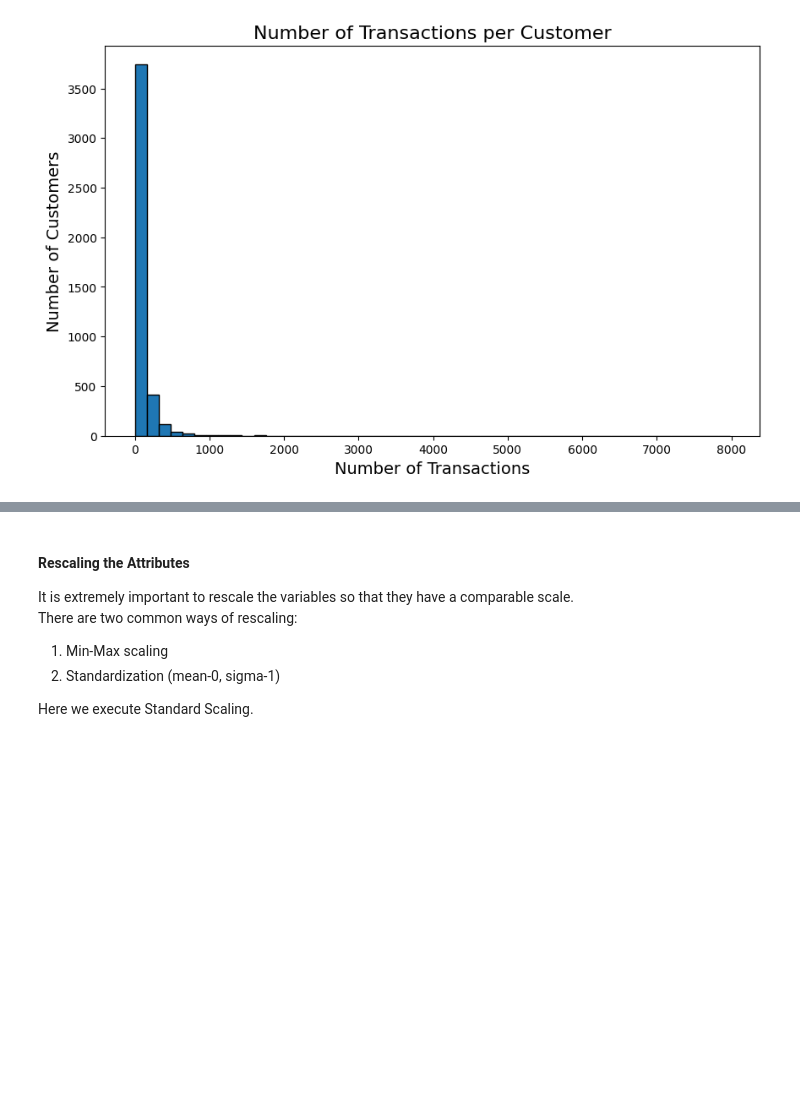
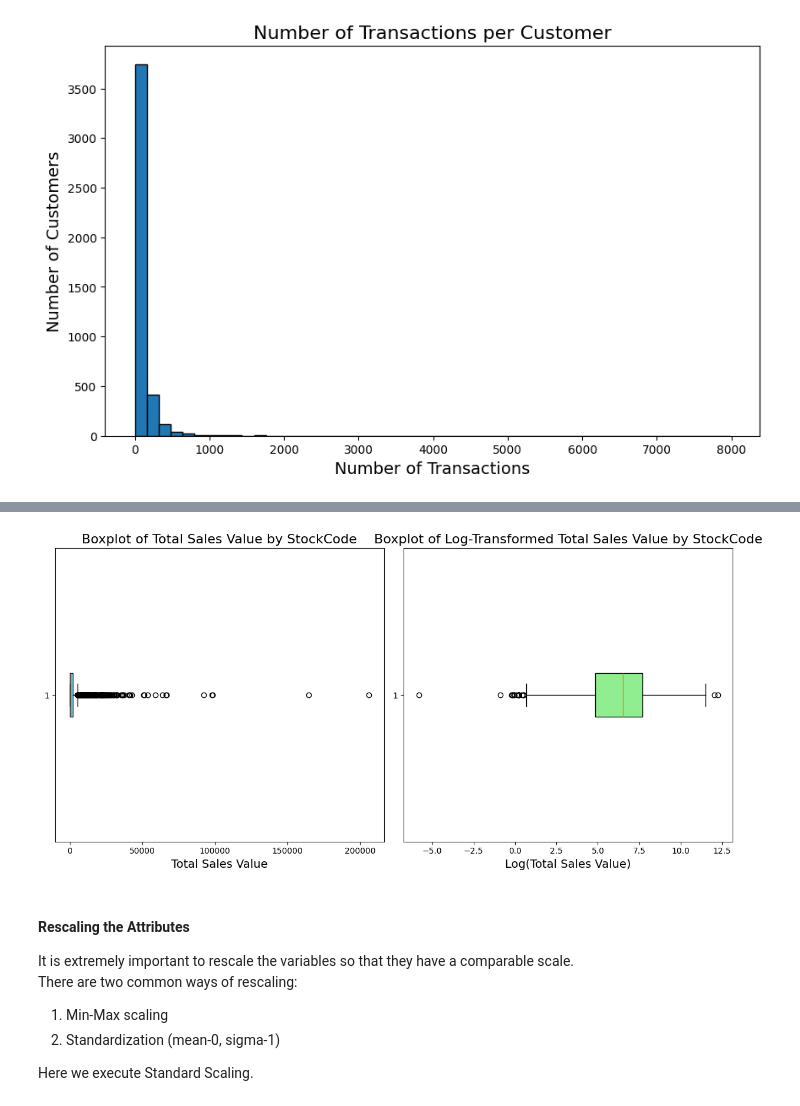
Before and after one commit to spadrejuan/cselec3c-prelims, a Jupyter notebook: Abrigo_Daliuag_Padrejuan_Salvador.ipynb, the cells around one changed output, grey strips where cells are left out. Cells and saved outputs as stored; diff of their text form; code cells hidden in the pictures; blank space fills up the shorter version.

```diff
--- a/Abrigo_Daliuag_Padrejuan_Salvador.ipynb
+++ b/Abrigo_Daliuag_Padrejuan_Salvador.ipynb
@@ -146,3 +146,40 @@ plt.show()
+# %%
+import pandas as pd
+import numpy as np
+import matplotlib.pyplot as plt
+
+# Calculate the total sales value for each row (Quantity * UnitPrice)
+retail['TotalSales'] = retail['Quantity'] * retail['UnitPrice']
+
+# Group by StockCode and calculate the total sales per product
+sales_by_stockcode = retail.groupby('StockCode')['TotalSales'].sum()
+
+# Filter out negative or zero sales values
+sales_by_stockcode = sales_by_stockcode[sales_by_stockcode > 0]
+
+# Plot the boxplot to identify outliers for total sales value
+plt.figure(figsize=(12, 6))
+
+# Boxplot for total sales value
+plt.subplot(1, 2, 1)  # 1 row, 2 columns, 1st subplot
+plt.boxplot(sales_by_stockcode, vert=False, patch_artist=True, boxprops=dict(facecolor='skyblue', color='black'))
+plt.title('Boxplot of Total Sales Value by StockCode', fontsize=16)
+plt.xlabel('Total Sales Value', fontsize=14)
+
+# Apply log transformation to handle skewed data
+log_sales_by_stockcode = np.log(sales_by_stockcode)
+
+# Boxplot for log-transformed total sales value
+plt.subplot(1, 2, 2)  # 1 row, 2 columns, 2nd subplot
+plt.boxplot(log_sales_by_stockcode, vert=False, patch_artist=True, boxprops=dict(facecolor='lightgreen', color='black'))
+plt.title('Boxplot of Log-Transformed Total Sales Value by StockCode', fontsize=16)
+plt.xlabel('Log(Total Sales Value)', fontsize=14)
+
+# Show the plots
+plt.tight_layout()
+plt.show()
+# %% [output]
+[figure, added]
 # %% [markdown]
 #### Rescaling the Attributes
 
```
Also changed, not shown: parts of 3 cells of this notebook.
